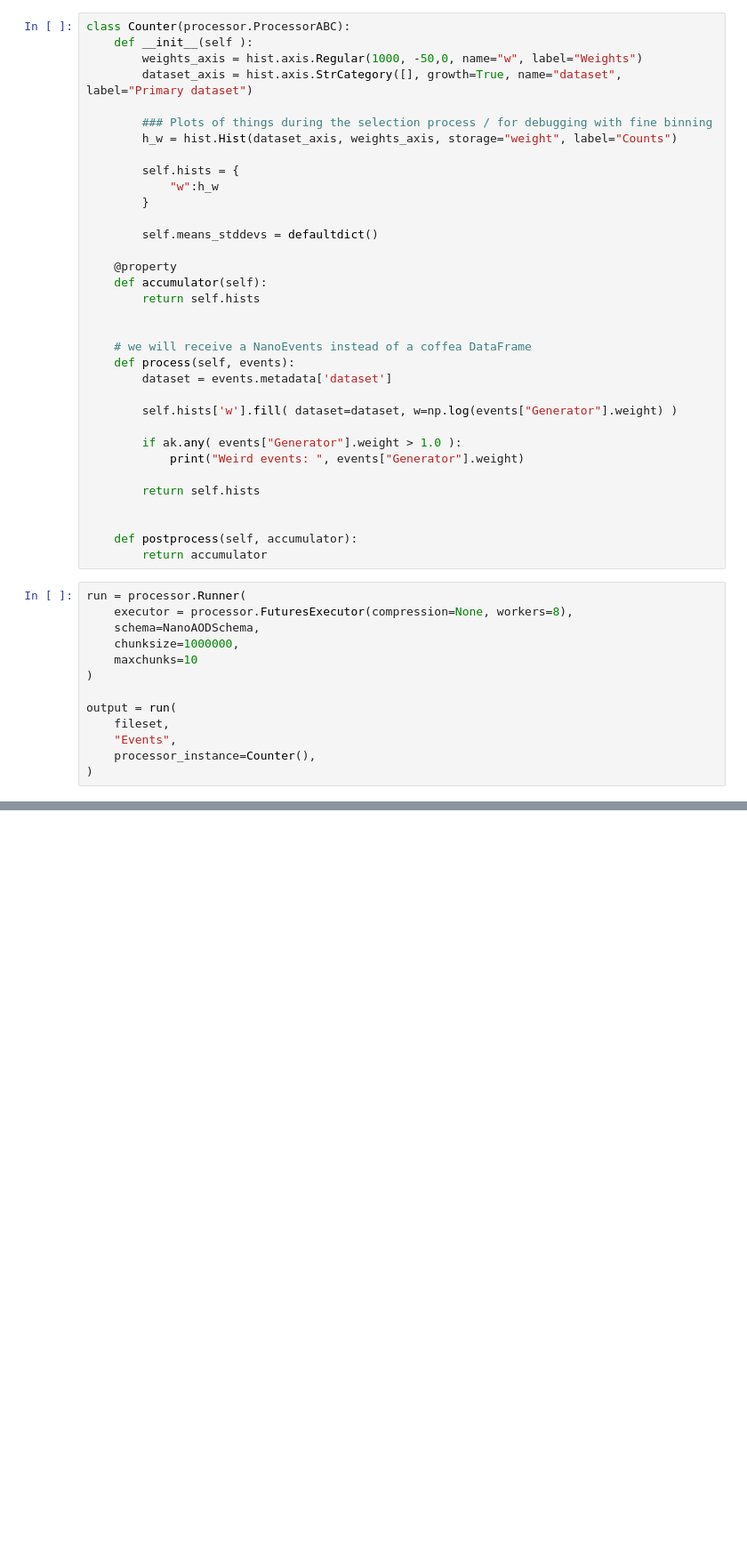
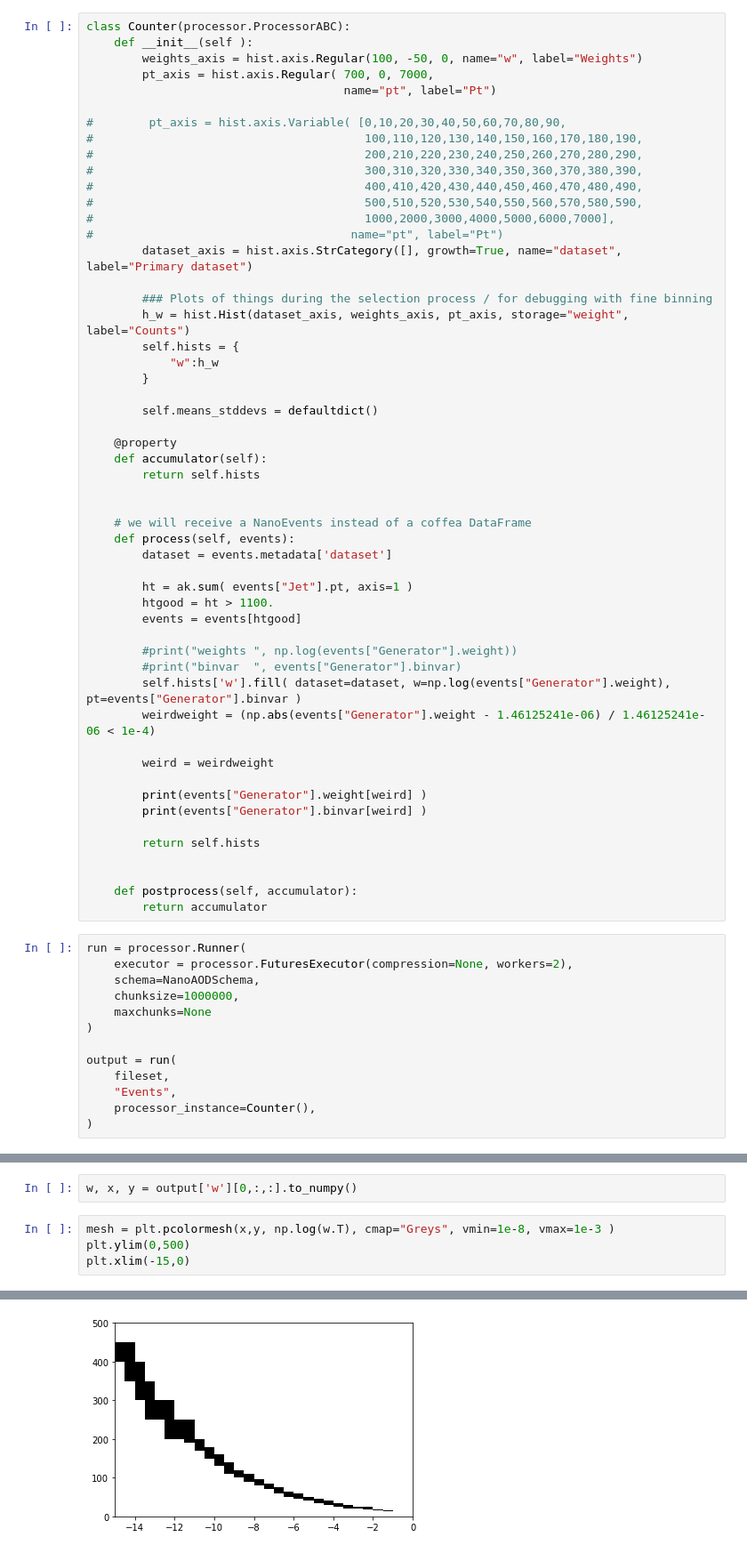
Before and after one commit to b2g-nano/TTbarAllHadUproot, a Jupyter notebook: weights_analysis.ipynb, the cells around one changed output, grey strips where cells are left out. Shown at 89% size. Cells and saved outputs as stored; diff of their text form; blank space fills up the shorter version.

Commit message:
Adding weight filter for QCDFlat and some investigations notebooks

```diff
--- a/weights_analysis.ipynb
+++ b/weights_analysis.ipynb
@@ -38,12 +64,22 @@ fileset["2016APV"] = fileset["2016APV"] + [*infiles2]
 # %%
 class Counter(processor.ProcessorABC):
     def __init__(self ):
-        weights_axis = hist.axis.Regular(1000, -50,0, name="w", label="Weights")
+        weights_axis = hist.axis.Regular(100, -50, 0, name="w", label="Weights")
+        pt_axis = hist.axis.Regular( 700, 0, 7000,
+                                     name="pt", label="Pt")
+
+#        pt_axis = hist.axis.Variable( [0,10,20,30,40,50,60,70,80,90,
+#                                       100,110,120,130,140,150,160,170,180,190,
+#                                       200,210,220,230,240,250,260,270,280,290,
+#                                       300,310,320,330,340,350,360,370,380,390,
+#                                       400,410,420,430,440,450,460,470,480,490,
+#                                       500,510,520,530,540,550,560,570,580,590,
+#                                       1000,2000,3000,4000,5000,6000,7000],
+#                                     name="pt", label="Pt")
         dataset_axis = hist.axis.StrCategory([], growth=True, name="dataset", label="Primary dataset")
 
         ### Plots of things during the selection process / for debugging with fine binning
-        h_w = hist.Hist(dataset_axis, weights_axis, storage="weight", label="Counts")
-
+        h_w = hist.Hist(dataset_axis, weights_axis, pt_axis, storage="weight", label="Counts")
         self.hists = {
             "w":h_w
         }
@@ -59,10 +95,19 @@ class Counter(processor.ProcessorABC):
     def process(self, events):
         dataset = events.metadata['dataset']
 
-        self.hists['w'].fill( dataset=dataset, w=np.log(events["Generator"].weight) )
+        ht = ak.sum( events["Jet"].pt, axis=1 )
+        htgood = ht > 1100.
+        events = events[htgood]
 
-        if ak.any( events["Generator"].weight > 1.0 ):
-            print("Weird events: ", events["Generator"].weight)
+        #print("weights ", np.log(events["Generator"].weight))
+        #print("binvar  ", events["Generator"].binvar)
+        self.hists['w'].fill( dataset=dataset, w=np.log(events["Generator"].weight), pt=events["Generator"].binvar )
+        weirdweight = (np.abs(events["Generator"].weight - 1.46125241e-06) / 1.46125241e-06 < 1e-4)
+
+        weird = weirdweight
+
+        print(events["Generator"].weight[weird] )
+        print(events["Generator"].binvar[weird] )
 
         return self.hists
 
@@ -71,10 +116,10 @@ class Counter(processor.ProcessorABC):
         return accumulator
 # %%
 run = processor.Runner(
-    executor = processor.FuturesExecutor(compression=None, workers=8),
+    executor = processor.FuturesExecutor(compression=None, workers=2),
     schema=NanoAODSchema,
     chunksize=1000000,
-    maxchunks=10
+    maxchunks=None
 )
 
 output = run(
@@ -89,0 +163,7 @@ plt.yscale("log")
+# %%
+w, x, y = output['w'][0,:,:].to_numpy()
+# %%
+mesh = plt.pcolormesh(x,y, np.log(w.T), cmap="Greys", vmin=1e-8, vmax=1e-3 )
+plt.ylim(0,500)
+plt.xlim(-15,0)
+# %% [output]
@@ -89,0 +171 @@ plt.yscale("log")
+[figure, added]
```
Also changed, not shown: parts of 9 cells of this notebook, 13 other files.
